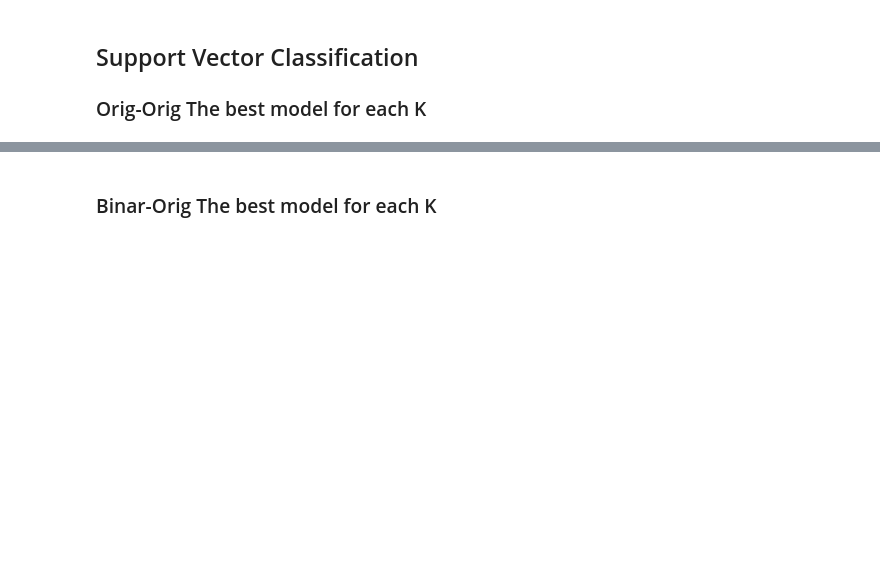
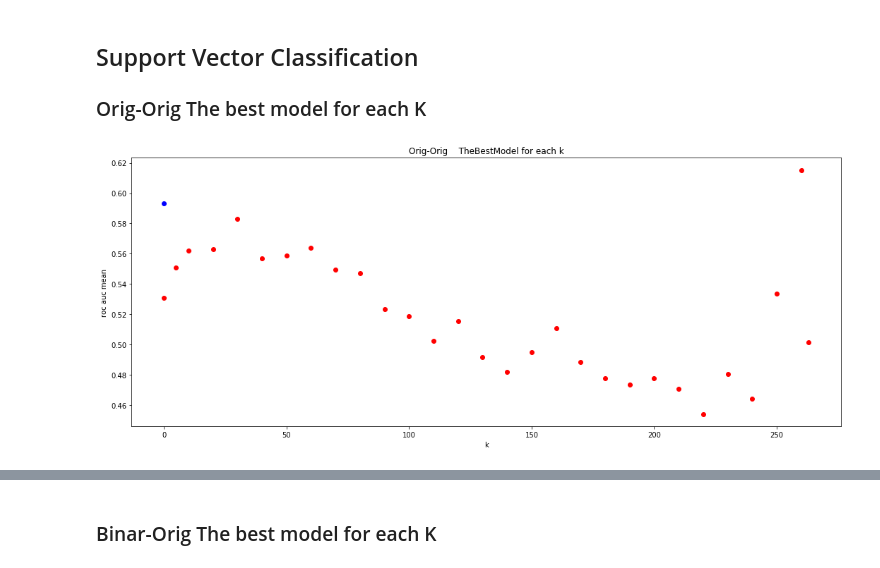
Before and after one commit to Tismoney/PRNI2016, a Jupyter notebook: ResultProcessing-ver3.0.ipynb, the cells around one changed output, grey strips where cells are left out. Cells and saved outputs as stored; diff of their text form; code cells hidden in the pictures; blank space fills up the shorter version.

```diff
--- a/ResultProcessing-ver3.0.ipynb
+++ b/ResultProcessing-ver3.0.ipynb
@@ -79,5 +80,7 @@ Go_box('Results/Ver3.1','Binar-Orig    TheBestModel for each k')
 ## Support Vector Classification
 ### Orig-Orig The best model for each K
 # %%
-Go_plot('Results/Ver3.3/result_1.csv', 'Orig-Orig    TheBestModel for each k')
+Go_plot('Results/Ver3/result_orig_SVC.scv', 'Orig-Orig    TheBestModel for each k')
+# %% [output]
+[figure, added]
 # %%
```
Also changed, not shown: parts of 6 cells of this notebook.
